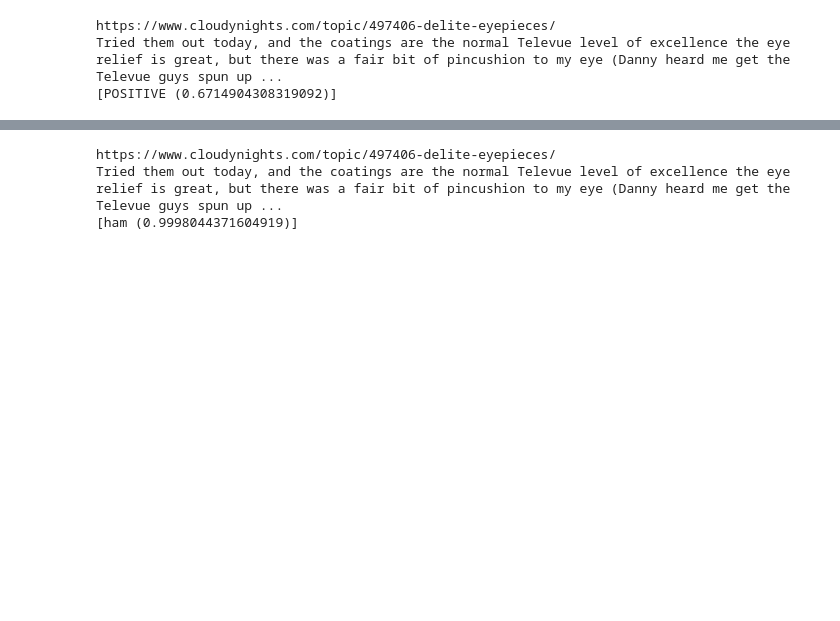
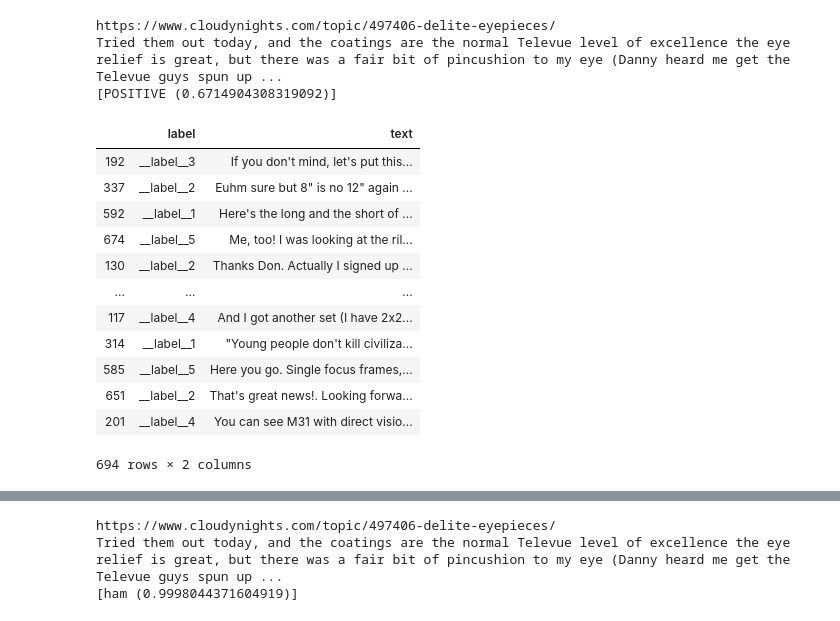
Before and after one commit to lidaliang/NLP_project, a Jupyter notebook: NLP_project.ipynb, the cells around one changed output, grey strips where cells are left out. Drawn from its saved outputs; the diff is of its cells as text; code cells hidden in the pictures; blank space fills up the shorter version.

```diff
--- a/NLP_project.ipynb
+++ b/NLP_project.ipynb
@@ -334,3 +486,19 @@ from flair.embeddings import WordEmbeddings, FlairEmbeddings, DocumentLSTMEmbedd
 from flair.models import TextClassifier
 from flair.trainers import ModelTrainer
 from pathlib import Path
+# %%
+data
+# %% [output]
+|  | label | text |
+| 192 | __label__3 | If you don't mind, let's put this... |
+| 337 | __label__2 | Euhm sure but 8" is no 12" again ... |
+| 592 | __label__1 | Here's the long and the short of ... |
+| 674 | __label__5 | Me, too! I was looking at the ril... |
+| 130 | __label__2 | Thanks Don. Actually I signed up ... |
+| ... | ... | ... |
+| 117 | __label__4 | And I got another set (I have 2x2... |
+| 314 | __label__1 | "Young people don't kill civiliza... |
+| 585 | __label__5 | Here you go. Single focus frames,... |
+| 651 | __label__2 | That's great news!. Looking forwa... |
+| 201 | __label__4 | You can see M31 with direct visio... |
+694 rows × 2 columns
```
Also changed, not shown: parts of 33 cells of this notebook, 1 other file.
